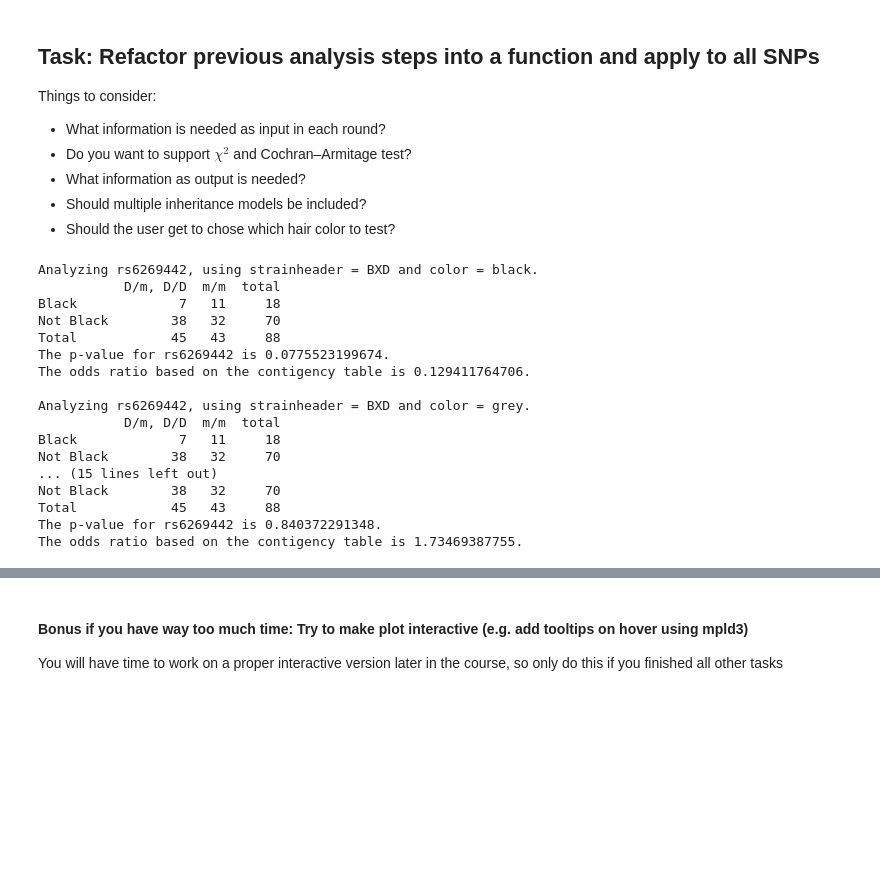
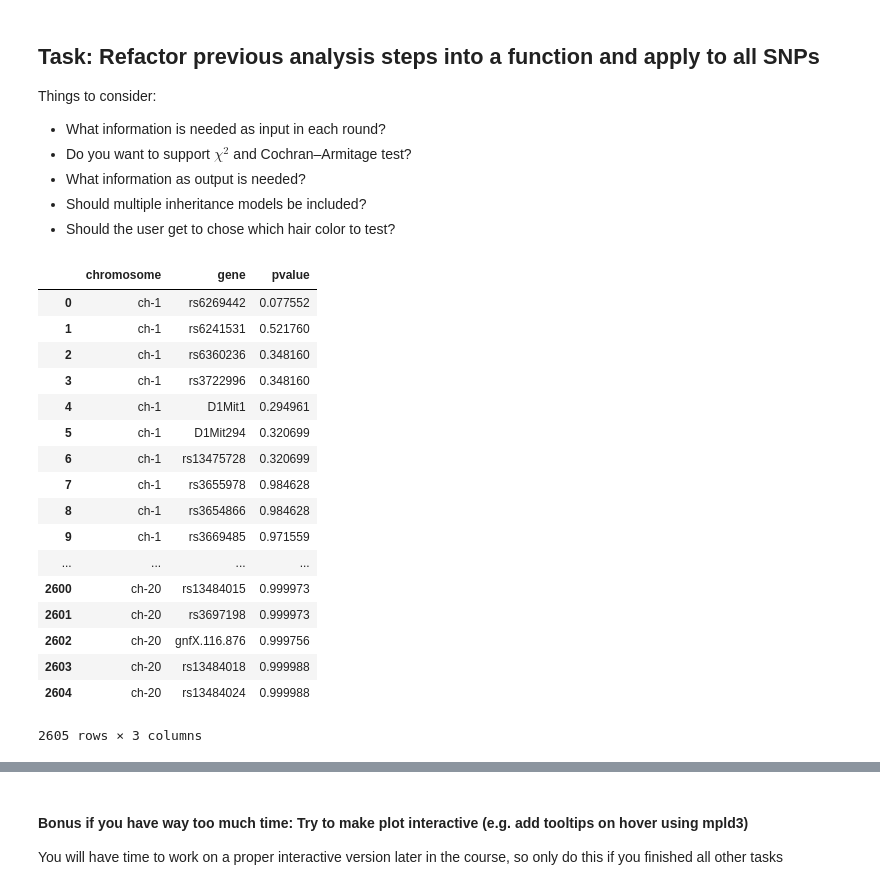
Before and after one commit to Telocontar/IntegratedBioinformatics, a Jupyter notebook: notebooks/Day3_GWAS_part1.ipynb, the cells around one changed output, grey strips where cells are left out. Cells and saved outputs as stored; diff of their text form; code cells hidden in the pictures; blank space fills up the shorter version.

```diff
--- a/notebooks/Day3_GWAS_part1.ipynb
+++ b/notebooks/Day3_GWAS_part1.ipynb
@@ -560,30 +599,33 @@ def association_test(genotype_df_1, phenotyp_df_1, strainheader="BXD", color__="
 # %%
-association_test(genotype_df_mapped,coat_color_df)
+resulting_df = association_test(genotype_df_mapped,coat_color_df)#.head()
 
 
-association_test(genotype_df_mapped, coat_color_df, color__="grey")
+#association_test(genotype_df_mapped, coat_color_df, color__="grey")
 
-association_test(genotype_df_mapped, coat_color_df, color__="brown")
+#association_test(genotype_df_mapped, coat_color_df, color__="brown")
 
-association_test(genotype_df_mapped, coat_color_df, color__="dilute")
+#association_test(genotype_df_mapped, coat_color_df, color__="dilute")
-# %% [output]
-Analyzing rs6269442, using strainheader = BXD and color = black.
-           D/m, D/D  m/m  total
-Black             7   11     18
-Not Black        38   32     70
-Total            45   43     88
-The p-value for rs6269442 is 0.0775523199674.
-The odds ratio based on the contigency table is 0.129411764706.
-
-Analyzing rs6269442, using strainheader = BXD and color = grey.
-           D/m, D/D  m/m  total
-Black             7   11     18
-Not Black        38   32     70
-... (15 lines left out)
-Not Black        38   32     70
-Total            45   43     88
-The p-value for rs6269442 is 0.840372291348.
-The odds ratio based on the contigency table is 1.73469387755.
+# %%
+resulting_df
+# %% [output]
+|  | chromosome | gene | pvalue |
+| 0 | ch-1 | rs6269442 | 0.077552 |
+| 1 | ch-1 | rs6241531 | 0.521760 |
+| 2 | ch-1 | rs6360236 | 0.348160 |
+| 3 | ch-1 | rs3722996 | 0.348160 |
+| 4 | ch-1 | D1Mit1 | 0.294961 |
+| 5 | ch-1 | D1Mit294 | 0.320699 |
+| 6 | ch-1 | rs13475728 | 0.320699 |
+| 7 | ch-1 | rs3655978 | 0.984628 |
+| 8 | ch-1 | rs3654866 | 0.984628 |
+| 9 | ch-1 | rs3669485 | 0.971559 |
+| ... | ... | ... | ... |
+| 2600 | ch-20 | rs13484015 | 0.999973 |
+| 2601 | ch-20 | rs3697198 | 0.999973 |
+| 2602 | ch-20 | gnfX.116.876 | 0.999756 |
+| 2603 | ch-20 | rs13484018 | 0.999988 |
+| 2604 | ch-20 | rs13484024 | 0.999988 |
+2605 rows × 3 columns
 # %% [markdown]
 ### Subtask: Create Manhattan Plot of  $-\log_{10}(\text{P-value})$ vs chromosome position
 A Manhattan plot, named after its resemblance to the skyline of Manhattan, is commonly used to plot the p-value obtained for individual association tests for each SNP compared to the SNP's position on the genome as shown in the example below.
```
Also changed, not shown: parts of 3 cells of this notebook.
